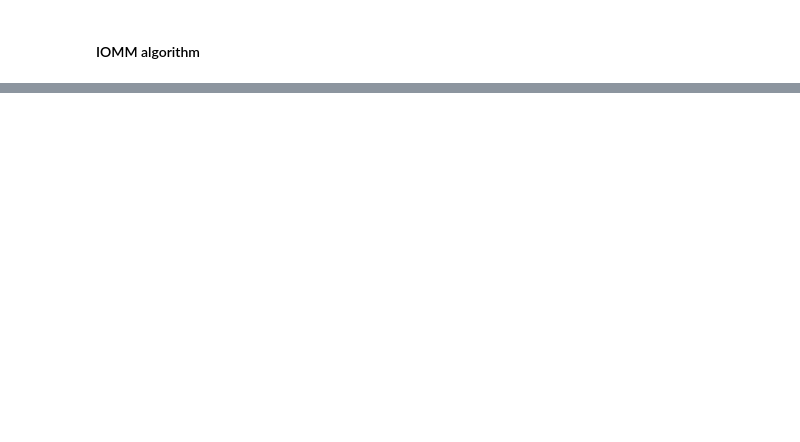
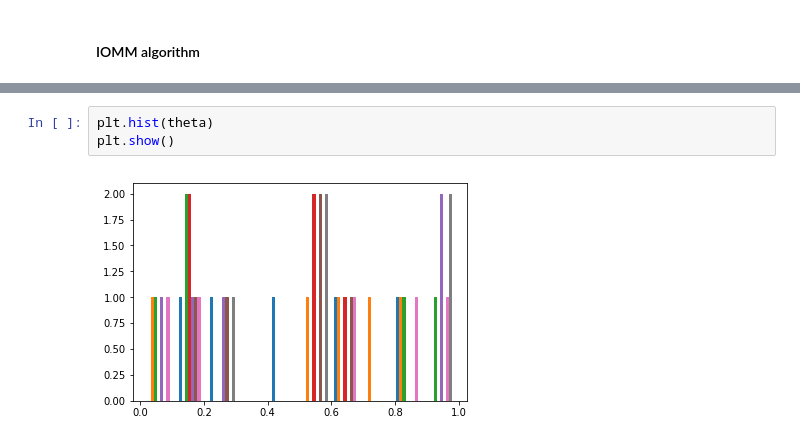
Before and after one commit to AntoineG92/bayes_overlapping_clusters, a Jupyter notebook: IOMM_algo_synthetic_data_AG_V2.ipynb, the cells around one changed output, grey strips where cells are left out. Drawn from its saved outputs; the diff is of its cells as text; blank space fills up the shorter version.

```diff
--- a/IOMM_algo_synthetic_data_AG_V2.ipynb
+++ b/IOMM_algo_synthetic_data_AG_V2.ipynb
@@ -97,3 +98,8 @@ plt.show()
+# %%
+plt.hist(theta)
+plt.show()
+# %% [output]
+[figure, added]
 # %%
 Z_hat = IOMM.learning(apply_log=False)
 # %% [output]
```
Also changed, not shown: parts of 10 cells of this notebook, 1 other file.
